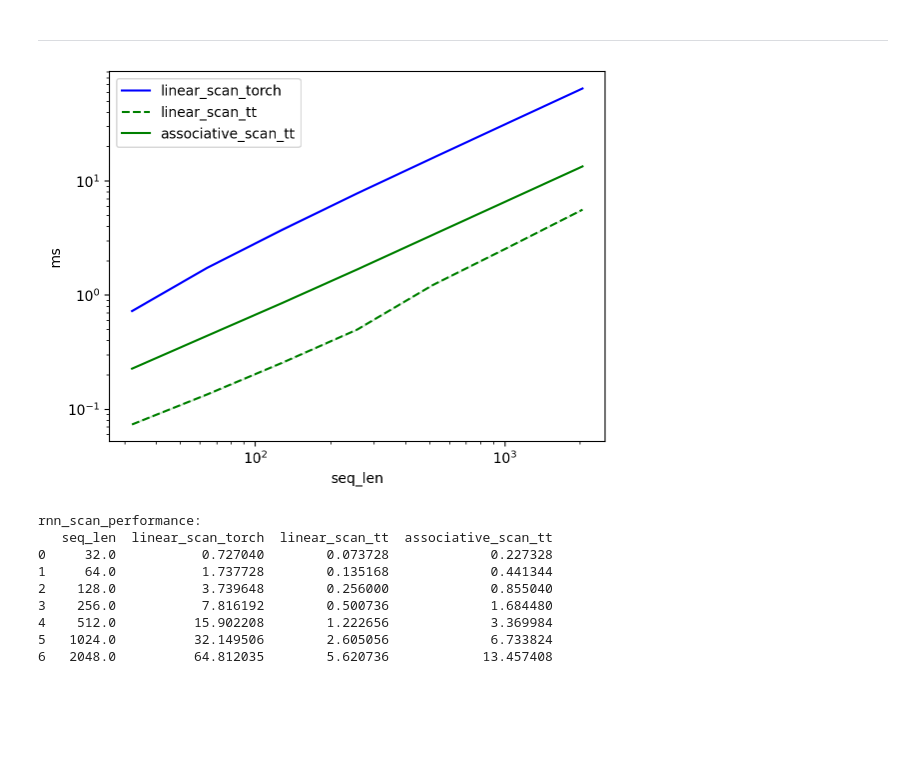
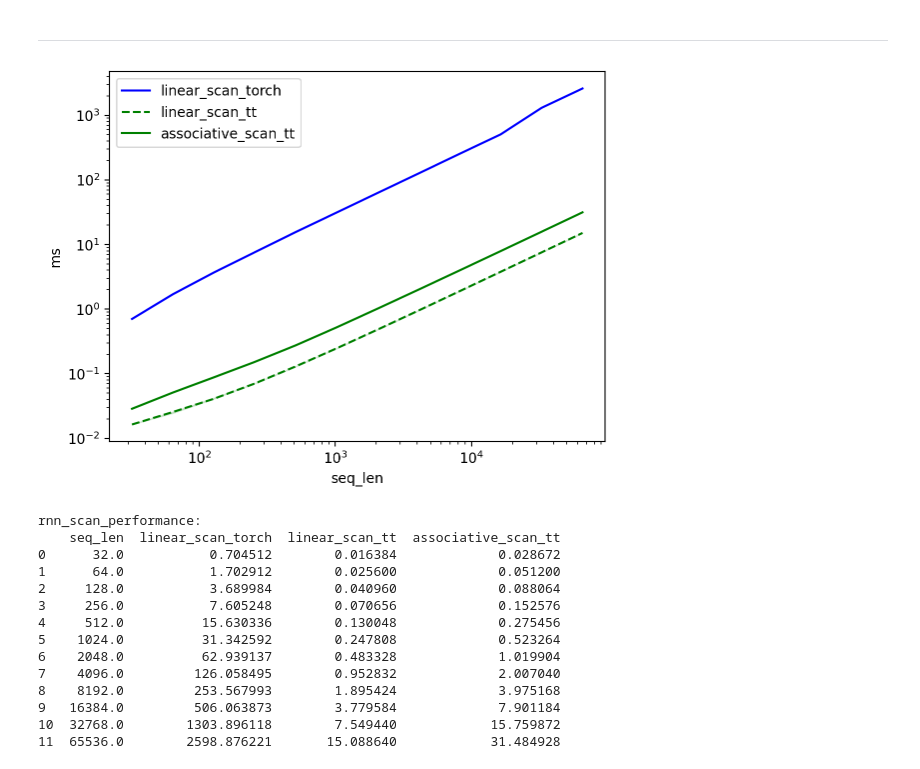
Before and after one commit to TushaarGVS/linear-rnn, a Jupyter notebook: notebooks/rnn_scan_experiments.ipynb, the cells around one changed output. Drawn from its saved outputs; the diff is of its cells as text; code cells hidden in the pictures; blank space fills up the shorter version.

Commit message:
Update benchmarking results

```diff
--- a/notebooks/rnn_scan_experiments.ipynb
+++ b/notebooks/rnn_scan_experiments.ipynb
@@ -209,8 +209,8 @@ def associative_rnn_scan(x: torch.Tensor, a: torch.Tensor) -> torch.Tensor:
     return out[:, -1]
 # %%
 batch, seq_len, dim = 100, 256, 256 * 10
-x = torch.randn(batch, seq_len, dim).cuda()
-a = torch.randn(batch, seq_len, dim).cuda()
+x = torch.randn(batch, seq_len, dim, dtype=torch.float32).cuda()
+a = torch.randn(batch, seq_len, dim, dtype=torch.float32).cuda()
 
 torch.allclose(associative_rnn_scan(x, a), rnn_scan_ref(x, a), atol=0.125, rtol=0)
 # %% [output]
@@ -220,37 +220,44 @@ True
 ---
 # %%
 @triton.testing.perf_report(
-    triton.testing.Benchmark(
-        x_names=["seq_len"],
-        x_vals=[2**i for i in range(5, 12, 1)],
-        x_log=True,
-        y_log=True,
-        line_arg="benchmark_fn",
-        line_vals=["rnn_scan_ref", "sequential_rnn_scan", "associative_rnn_scan"],
-        line_names=["linear_scan_torch", "linear_scan_tt", "associative_scan_tt"],
-        styles=[("blue", "-"), ("green", "--"), ("green", "-")],
-        ylabel="ms",
-        plot_name="rnn_scan_performance",
-        args={"batch": 128, "dim": 2560},
-    )
+    [
+        triton.testing.Benchmark(
+            x_names=["seq_len"],
+            x_vals=[2**i for i in range(5, 17, 1)],
+            x_log=True,
+            y_log=True,
+            line_arg="benchmark_fn",
+            line_vals=["rnn_scan_ref", "sequential_rnn_scan", "associative_rnn_scan"],
+            line_names=["linear_scan_torch", "linear_scan_tt", "associative_scan_tt"],
+            styles=[("blue", "-"), ("green", "--"), ("green", "-")],
+            ylabel="ms",
+            plot_name="rnn_scan_performance",
+            args={"batch": 8, "dim": 2560},
+        )
+    ]
 )
 
 def benchmark(batch: int, seq_len: int, dim: int, benchmark_fn: str):
-    x = torch.randn(batch, seq_len, dim, device="cuda", dtype=torch.float16)
-    a = torch.randn(batch, seq_len, dim, device="cuda", dtype=torch.float16)
+    x = torch.randn(batch, seq_len, dim, device="cuda", dtype=torch.float32)
+    a = torch.randn(batch, seq_len, dim, device="cuda", dtype=torch.float32)
 
     quantiles = [0.5, 0.2, 0.8]
     return triton.testing.do_bench(lambda: globals()[benchmark_fn](x, a), quantiles=quantiles)
 
 benchmark.run(show_plots=True, print_data=True)
 # %% [output]
-[figure, old version]
+[figure, new version]
 rnn_scan_performance:
-   seq_len  linear_scan_torch  linear_scan_tt  associative_scan_tt
-0     32.0           0.727040        0.073728             0.227328
-1     64.0           1.737728        0.135168             0.441344
-2    128.0           3.739648        0.256000             0.855040
-3    256.0           7.816192        0.500736             1.684480
-4    512.0          15.902208        1.222656             3.369984
-5   1024.0          32.149506        2.605056             6.733824
-6   2048.0          64.812035        5.620736            13.457408
+    seq_len  linear_scan_torch  linear_scan_tt  associative_scan_tt
+0      32.0           0.704512        0.016384             0.028672
+1      64.0           1.702912        0.025600             0.051200
+2     128.0           3.689984        0.040960             0.088064
+3     256.0           7.605248        0.070656             0.152576
+4     512.0          15.630336        0.130048             0.275456
+5    1024.0          31.342592        0.247808             0.523264
+6    2048.0          62.939137        0.483328             1.019904
+7    4096.0         126.058495        0.952832             2.007040
+8    8192.0         253.567993        1.895424             3.975168
+9   16384.0         506.063873        3.779584             7.901184
+10  32768.0        1303.896118        7.549440            15.759872
+11  65536.0        2598.876221       15.088640            31.484928
```
Also changed, not shown: 7 other files.
